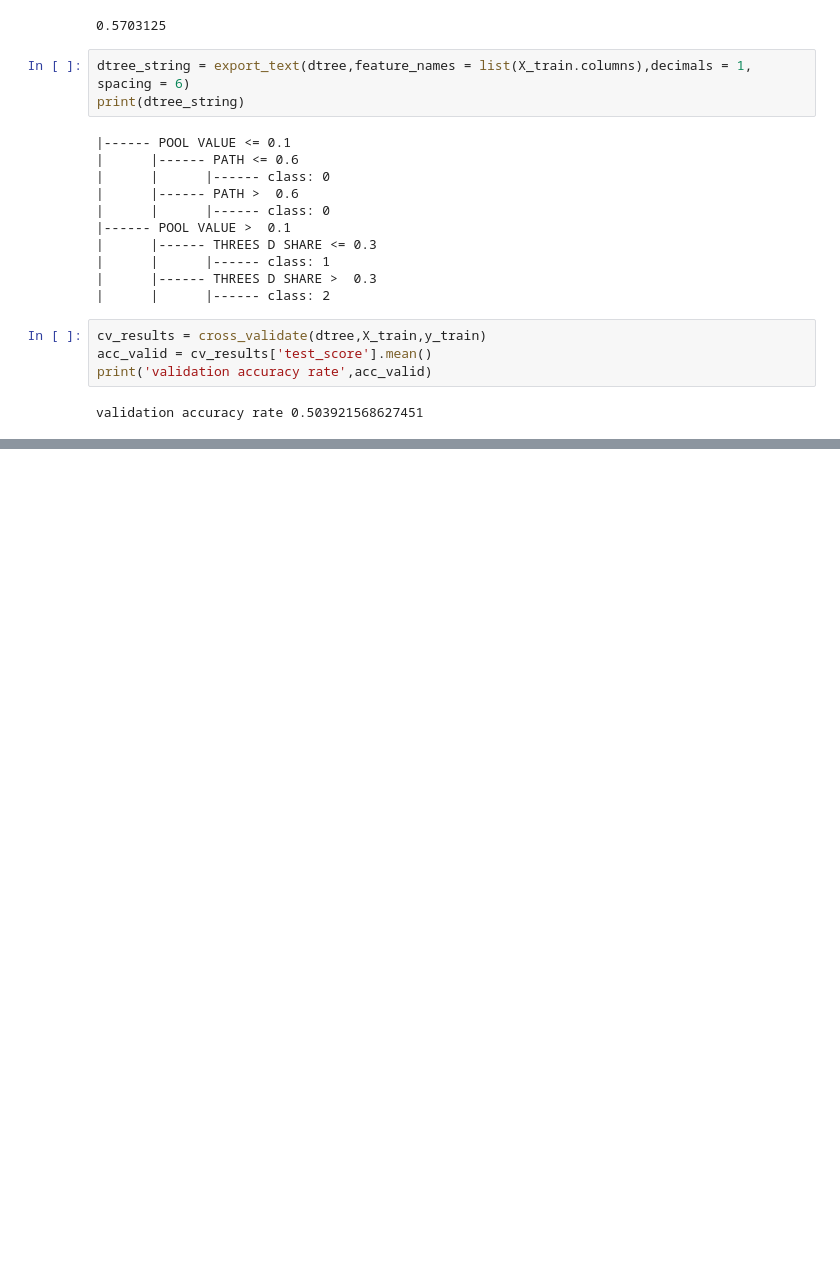
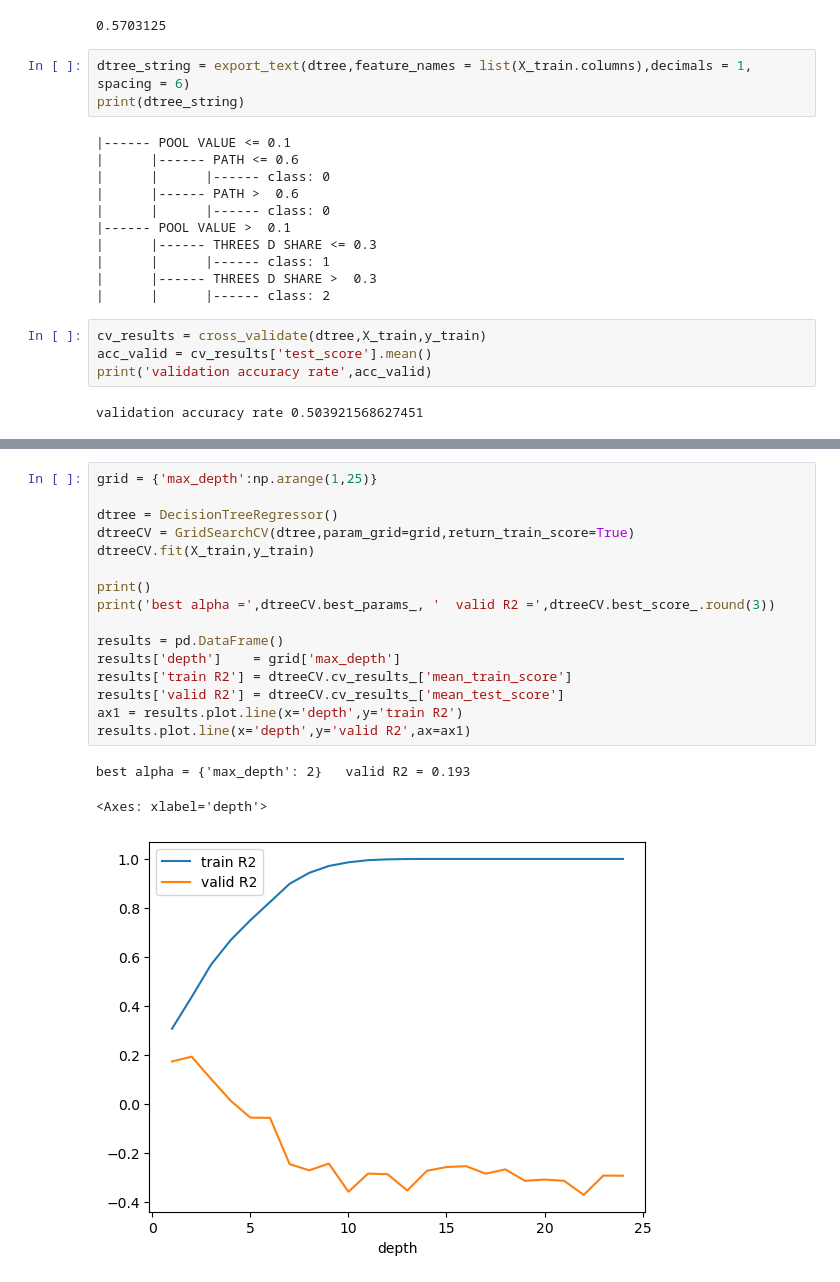
Before and after one commit to rhit-utsisda/ML-Project, a Jupyter notebook: Project/DtreewTrap.ipynb, the cells around one changed output, grey strips where cells are left out. Cells and saved outputs as stored; diff of their text form; blank space fills up the shorter version.

Commit message:
Dtree

```diff
--- a/Project/DtreewTrap.ipynb
+++ b/Project/DtreewTrap.ipynb
@@ -69,0 +74,20 @@ dtree.score(X_test,y_test)
+# %%
+grid = {'max_depth':np.arange(1,25)}
+
+dtree = DecisionTreeRegressor()
+dtreeCV = GridSearchCV(dtree,param_grid=grid,return_train_score=True)
+dtreeCV.fit(X_train,y_train)
+
+print()
+print('best alpha =',dtreeCV.best_params_, '  valid R2 =',dtreeCV.best_score_.round(3))
+
+results = pd.DataFrame()
+results['depth']    = grid['max_depth']
+results['train R2'] = dtreeCV.cv_results_['mean_train_score']
+results['valid R2'] = dtreeCV.cv_results_['mean_test_score']
+ax1 = results.plot.line(x='depth',y='train R2')
+results.plot.line(x='depth',y='valid R2',ax=ax1)
+# %% [output]
+best alpha = {'max_depth': 2}   valid R2 = 0.193
+<Axes: xlabel='depth'>
+[figure, added]
```
Also changed, not shown: parts of 4 cells of this notebook, 1 other file.
